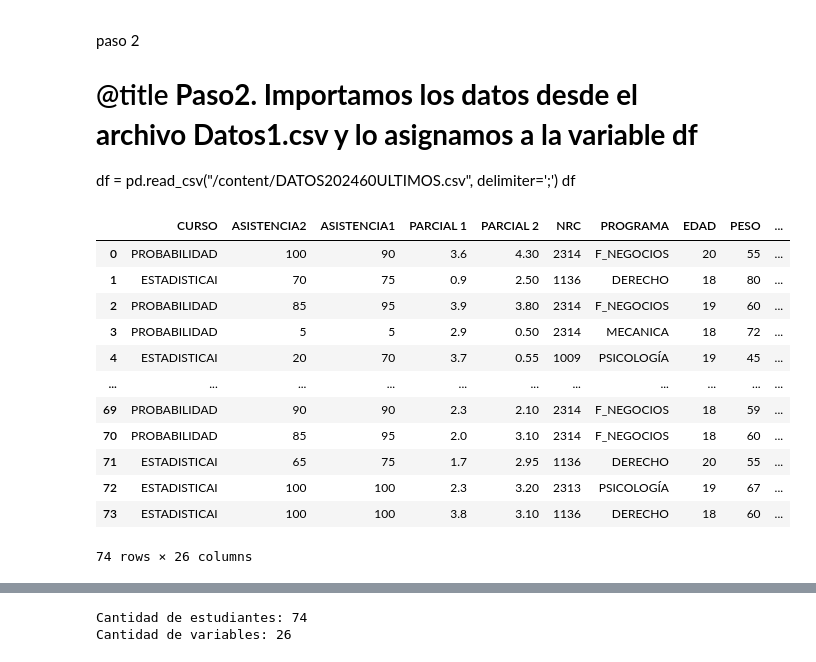
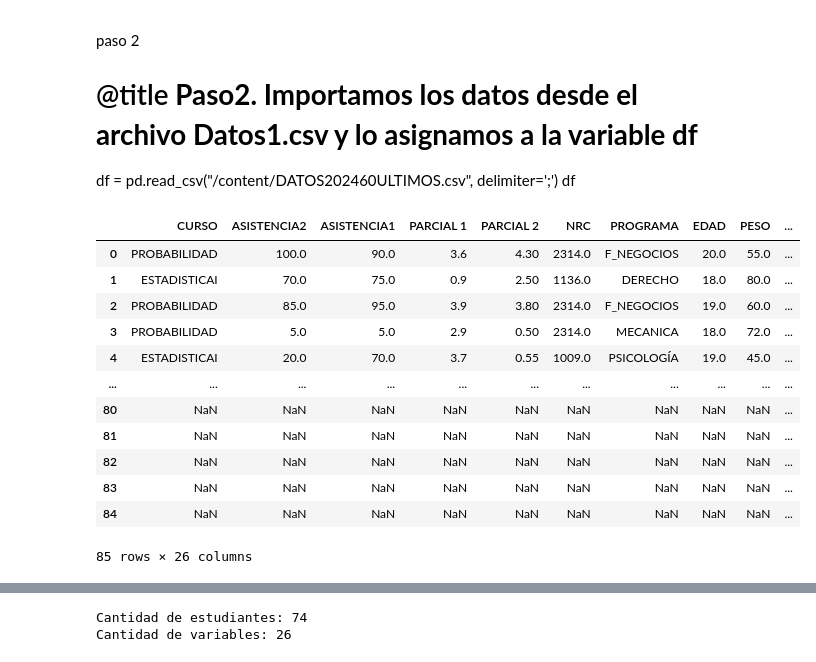
Before and after one commit to karol199625/Estad-stica-computarizada, a Jupyter notebook: CLASE_3KP.ipynb, the cells around one changed output, grey strips where cells are left out. Saved outputs shown, nothing was run; the diff lists cells and outputs as text; code cells hidden in the pictures.

```diff
--- a/CLASE_3KP.ipynb
+++ b/CLASE_3KP.ipynb
@@ -23,19 +23,23 @@ import seaborn as sns
 import numpy as np
 # %%
 # @title **Paso2. Importamos los datos desde el archivo Datos1.csv y lo asignamos a la variable df**
-df = pd.read_csv("/content/DATOS202460ULTIMOS.csv", delimiter=';', encoding='latin-1')
+#df = pd.read_csv("/content/DATOS202460ULTIMOS.csv", delimiter=';', encoding='latin-1')
+
+# Verified URL for the raw CSV file on GitHub
+url = 'https://raw.githubusercontent.com/karol199625/Estad-stica-computarizada/main/DATOS202460ULTIMOS.csv'
+df = pd.read_csv(url, delimiter=";")
 df
 # %% [output]
 |  | CURSO | ASISTENCIA2 | ASISTENCIA1 | PARCIAL 1 | PARCIAL 2 | NRC | PROGRAMA | EDAD | PESO | ... |
-| 0 | PROBABILIDAD | 100 | 90 | 3.6 | 4.30 | 2314 | F_NEGOCIOS | 20 | 55 | ... |
-| 1 | ESTADISTICAI | 70 | 75 | 0.9 | 2.50 | 1136 | DERECHO | 18 | 80 | ... |
-| 2 | PROBABILIDAD | 85 | 95 | 3.9 | 3.80 | 2314 | F_NEGOCIOS | 19 | 60 | ... |
-| 3 | PROBABILIDAD | 5 | 5 | 2.9 | 0.50 | 2314 | MECANICA | 18 | 72 | ... |
-| 4 | ESTADISTICAI | 20 | 70 | 3.7 | 0.55 | 1009 | PSICOLOGÍA | 19 | 45 | ... |
+| 0 | PROBABILIDAD | 100.0 | 90.0 | 3.6 | 4.30 | 2314.0 | F_NEGOCIOS | 20.0 | 55.0 | ... |
+| 1 | ESTADISTICAI | 70.0 | 75.0 | 0.9 | 2.50 | 1136.0 | DERECHO | 18.0 | 80.0 | ... |
+| 2 | PROBABILIDAD | 85.0 | 95.0 | 3.9 | 3.80 | 2314.0 | F_NEGOCIOS | 19.0 | 60.0 | ... |
+| 3 | PROBABILIDAD | 5.0 | 5.0 | 2.9 | 0.50 | 2314.0 | MECANICA | 18.0 | 72.0 | ... |
+| 4 | ESTADISTICAI | 20.0 | 70.0 | 3.7 | 0.55 | 1009.0 | PSICOLOGÍA | 19.0 | 45.0 | ... |
 | ... | ... | ... | ... | ... | ... | ... | ... | ... | ... | ... |
-| 69 | PROBABILIDAD | 90 | 90 | 2.3 | 2.10 | 2314 | F_NEGOCIOS | 18 | 59 | ... |
-| 70 | PROBABILIDAD | 85 | 95 | 2.0 | 3.10 | 2314 | F_NEGOCIOS | 18 | 60 | ... |
-| 71 | ESTADISTICAI | 65 | 75 | 1.7 | 2.95 | 1136 | DERECHO | 20 | 55 | ... |
-| 72 | ESTADISTICAI | 100 | 100 | 2.3 | 3.20 | 2313 | PSICOLOGÍA | 19 | 67 | ... |
-| 73 | ESTADISTICAI | 100 | 100 | 3.8 | 3.10 | 1136 | DERECHO | 18 | 60 | ... |
+| 80 | NaN | NaN | NaN | NaN | NaN | NaN | NaN | NaN | NaN | ... |
+| 81 | NaN | NaN | NaN | NaN | NaN | NaN | NaN | NaN | NaN | ... |
+| 82 | NaN | NaN | NaN | NaN | NaN | NaN | NaN | NaN | NaN | ... |
+| 83 | NaN | NaN | NaN | NaN | NaN | NaN | NaN | NaN | NaN | ... |
+| 84 | NaN | NaN | NaN | NaN | NaN | NaN | NaN | NaN | NaN | ... |
-74 rows × 26 columns
+85 rows × 26 columns
```
Also changed, not shown: parts of 19 cells of this notebook.
